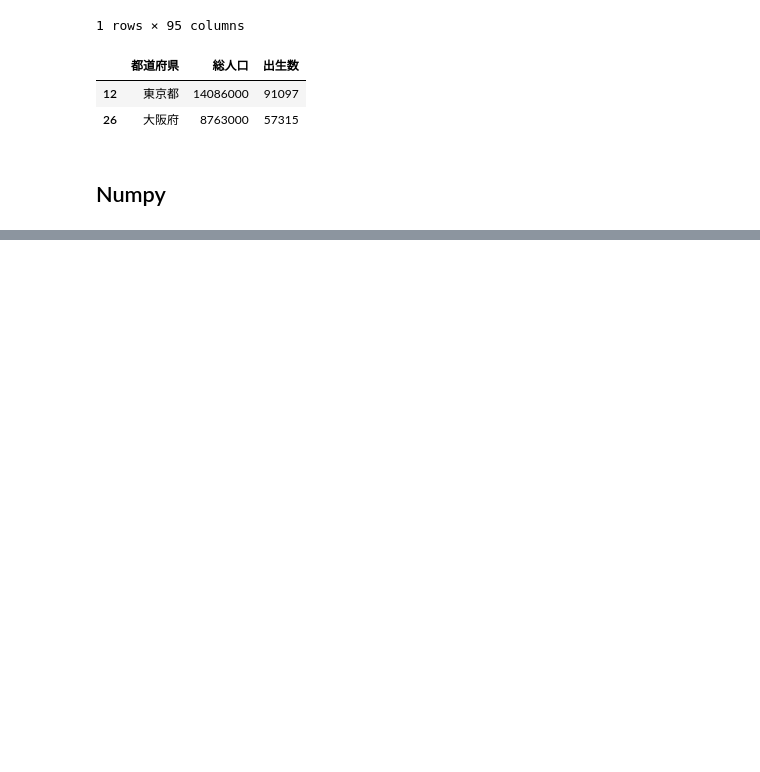
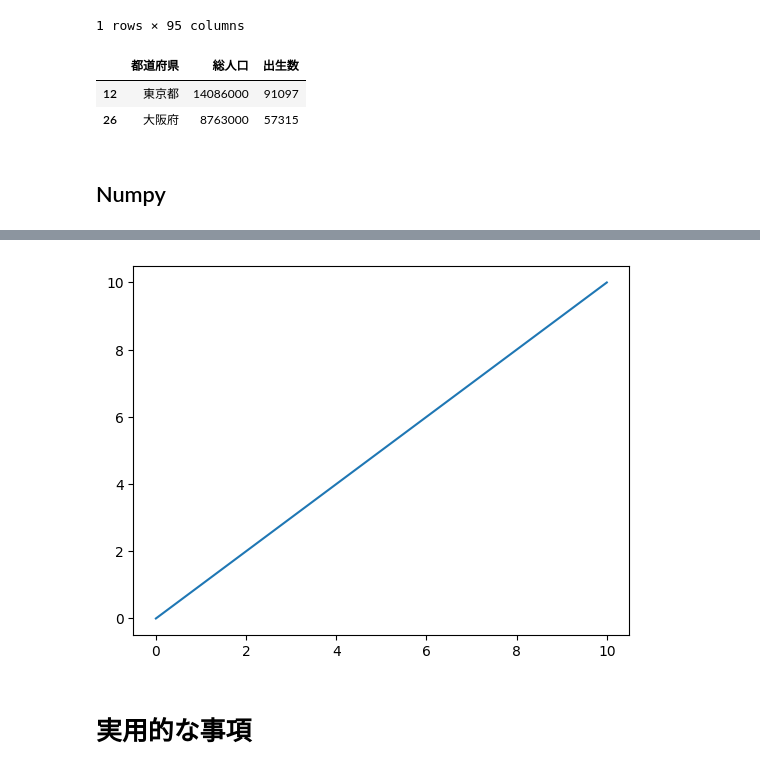
Before and after one commit to sinnooooosuke/python_brushup, a Jupyter notebook: python_brushup.ipynb, the cells around one changed output, grey strips where cells are left out. Saved outputs shown, nothing was run; the diff lists cells and outputs as text; code cells hidden in the pictures; blank space fills up the shorter version.

```diff
--- a/python_brushup.ipynb
+++ b/python_brushup.ipynb
@@ -213,0 +308,7 @@ df.loc[[12,26],['都道府県','総人口','出生数']]
+# %%
+plt.plot(x1,y1)
+plt.show()
+# %% [output]
+[figure, added]
+# %% [markdown]
+# 実用的な事項
```
Also changed, not shown: parts of 32 cells of this notebook.
